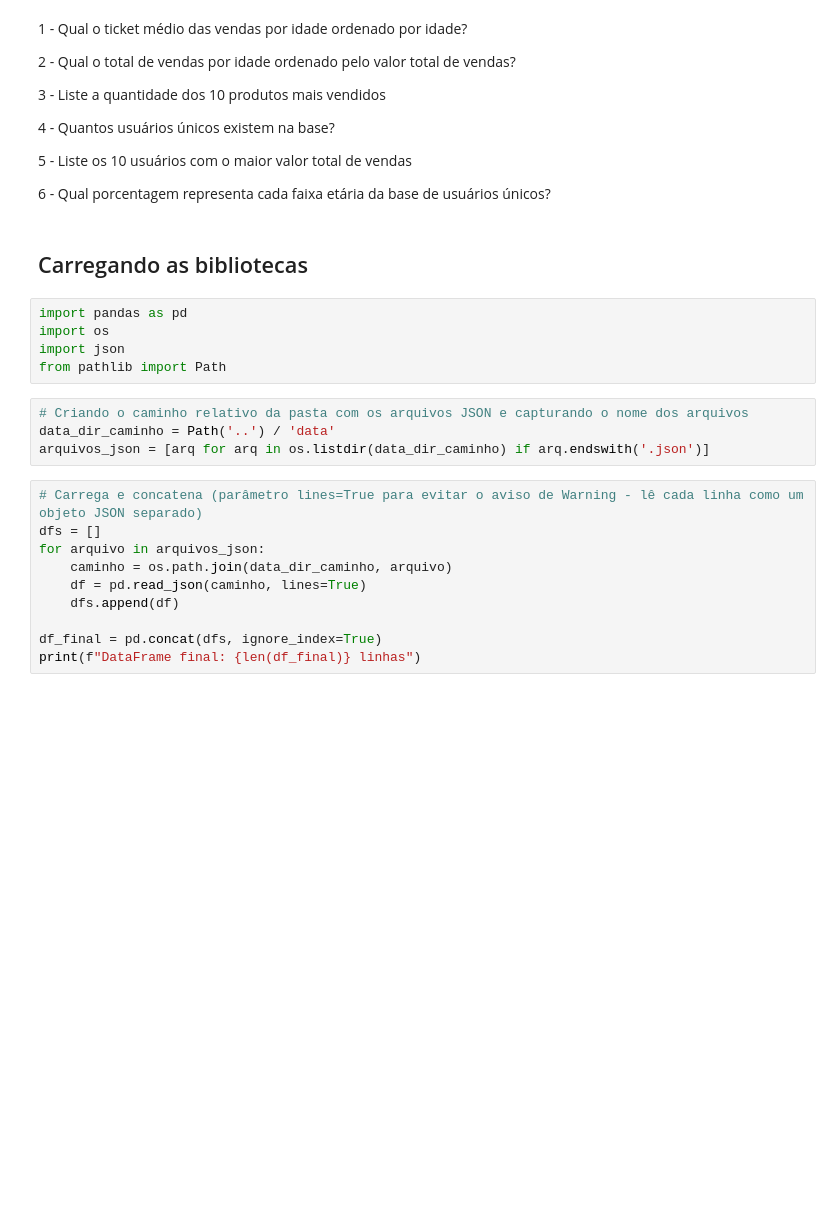
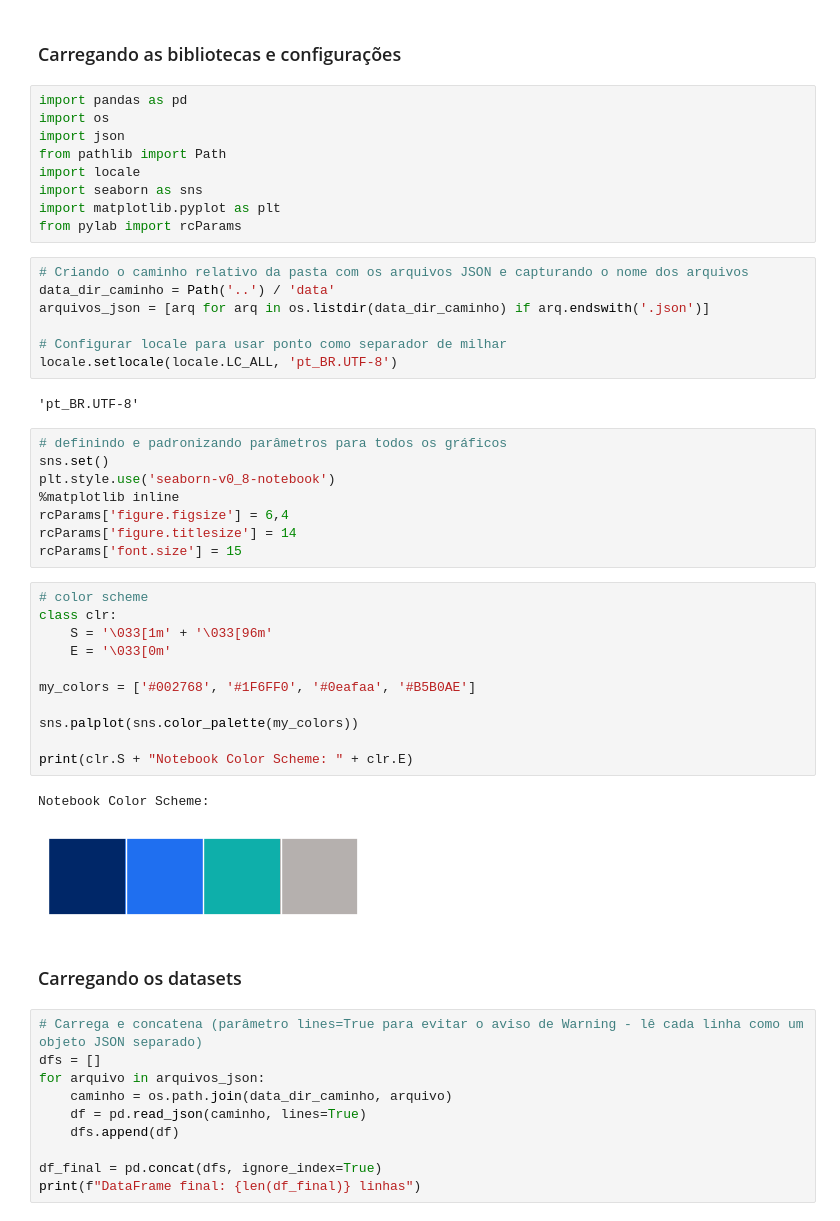
Before and after one commit to kajinmo/eda-black-friday, a Jupyter notebook: code/case.ipynb, the cells around one changed output. Drawn from its saved outputs; the diff is of its cells as text; blank space fills up the shorter version.

```diff
--- a/code/case.ipynb
+++ b/code/case.ipynb
@@ -1,26 +1,47 @@
-# %% [markdown]
-1 - Qual o ticket médio das vendas por idade ordenado por idade?
-
-2 - Qual o total de vendas por idade ordenado pelo valor total de vendas?
-
-3 - Liste a quantidade dos 10 produtos mais vendidos
-
-4 - Quantos usuários únicos existem na base?
-
-5 - Liste os 10 usuários com o maior valor total de vendas
-
-6 - Qual porcentagem representa cada faixa etária da base de usuários únicos?
 # %% [markdown]
-## Carregando as bibliotecas
+### Carregando as bibliotecas e configurações
 # %%
 import pandas as pd
 import os
 import json
 from pathlib import Path
+import locale
+import seaborn as sns
+import matplotlib.pyplot as plt
+from pylab import rcParams
 # %%
 # Criando o caminho relativo da pasta com os arquivos JSON e capturando o nome dos arquivos
 data_dir_caminho = Path('..') / 'data'
 arquivos_json = [arq for arq in os.listdir(data_dir_caminho) if arq.endswith('.json')]
+
+# Configurar locale para usar ponto como separador de milhar
+locale.setlocale(locale.LC_ALL, 'pt_BR.UTF-8')
+# %% [output]
+'pt_BR.UTF-8'
+# %%
+# definindo e padronizando parâmetros para todos os gráficos
+sns.set()
+plt.style.use('seaborn-v0_8-notebook')
+%matplotlib inline
+rcParams['figure.figsize'] = 6,4
+rcParams['figure.titlesize'] = 14
+rcParams['font.size'] = 15
+# %%
+# color scheme
+class clr:
+    S = '\033[1m' + '\033[96m'
+    E = '\033[0m'
+
+my_colors = ['#002768', '#1F6FF0', '#0eafaa', '#B5B0AE']
+
+sns.palplot(sns.color_palette(my_colors))
+
+print(clr.S + "Notebook Color Scheme: " + clr.E)
+# %% [output]
+Notebook Color Scheme:
+[figure, added]
+# %% [markdown]
+### Carregando os datasets
 # %%
 # Carrega e concatena (parâmetro lines=True para evitar o aviso de Warning - lê cada linha como um objeto JSON separado)
 dfs = []
```
Also changed, not shown: parts of 23 cells of this notebook, 2 other files.
